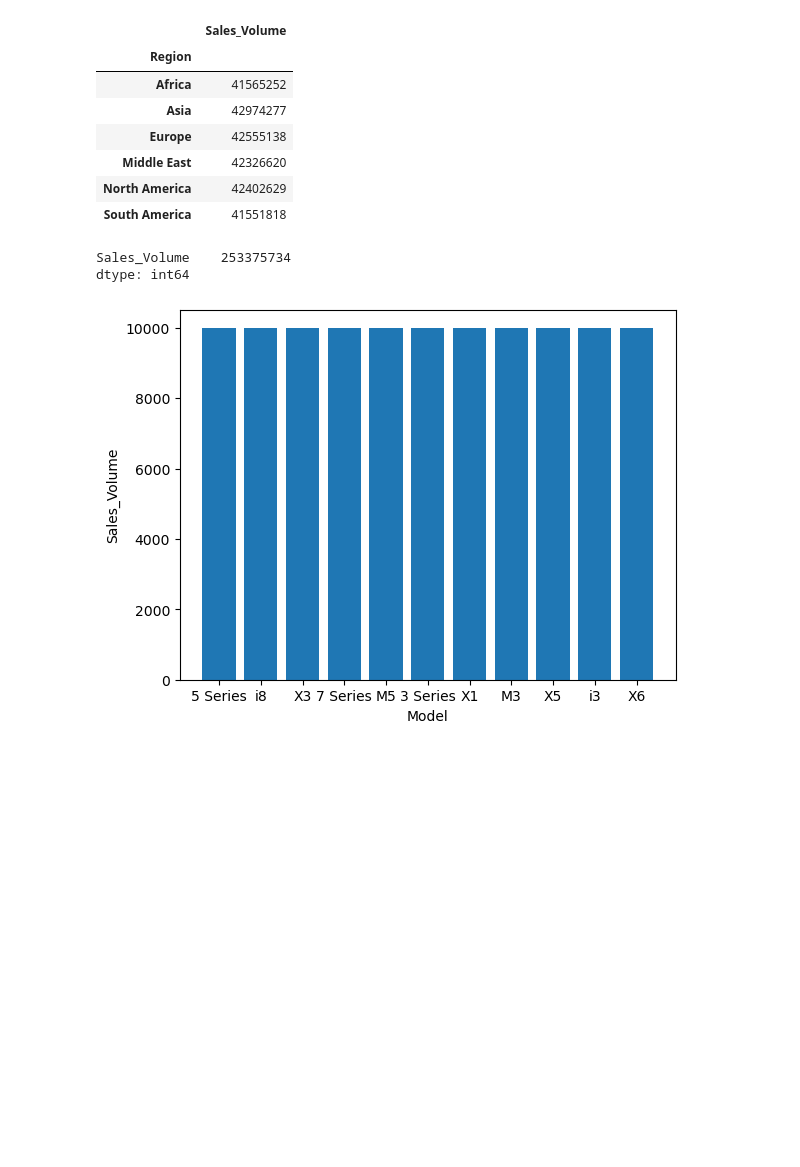
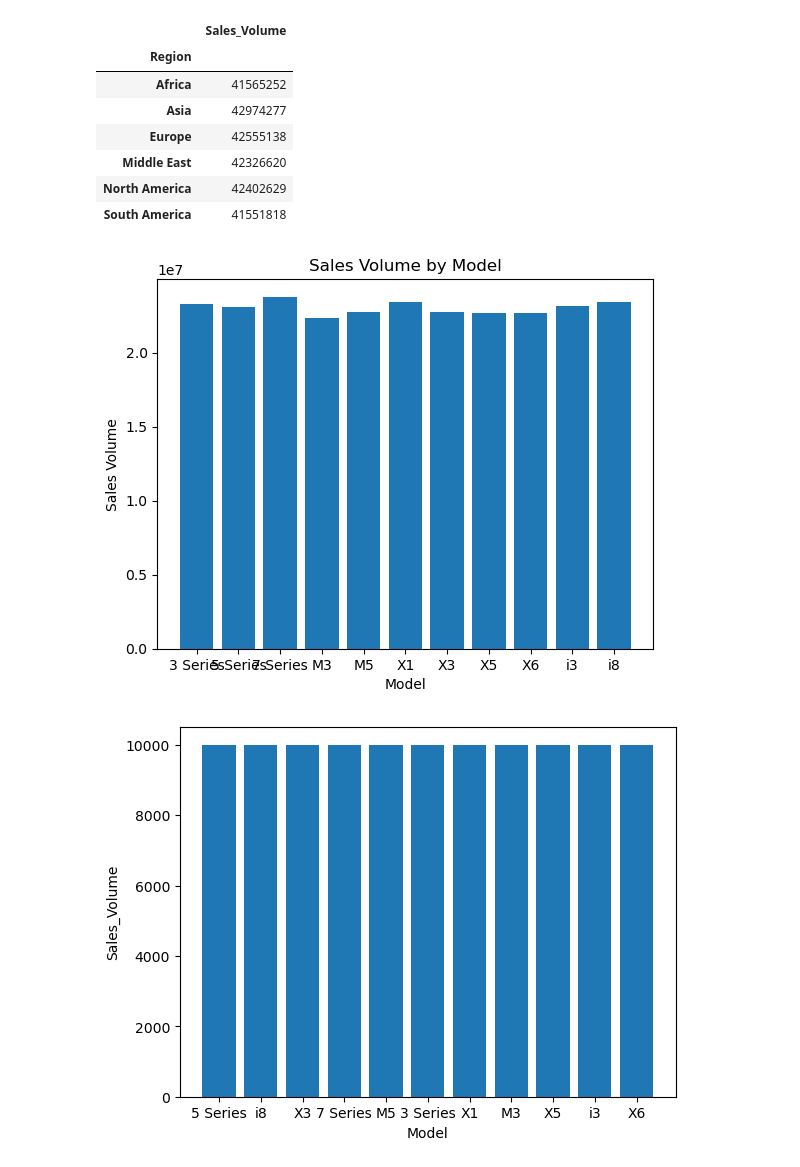
Before and after one commit to VithushanE/BMWWorldWideSales, a Jupyter notebook: BMWSales.ipynb, the cells around one changed output. Cells and saved outputs as stored; diff of their text form; code cells hidden in the pictures; blank space fills up the shorter version.

Commit message:
exploratoy data

```diff
--- a/BMWSales.ipynb
+++ b/BMWSales.ipynb
@@ -72,10 +72,15 @@ data[["Region","Sales_Volume"]].groupby("Region").sum()
 | North America | 42402629 |
 | South America | 41551818 |
 # %%
-data[["Sales_Volume"]].sum()
+test = data[["Model","Sales_Volume"]].groupby("Model").sum()
+
+plt.bar(test.index,test["Sales_Volume"])
+plt.xlabel("Model")
+plt.ylabel("Sales Volume")
+plt.title("Sales Volume by Model")
+plt.show()
 # %% [output]
-Sales_Volume    253375734
-dtype: int64
+[figure, added]
 # %%
 plt.bar(data['Model'],data['Sales_Volume'])
 plt.xlabel('Model')
```
Also changed, not shown: parts of 1 cell of this notebook.
